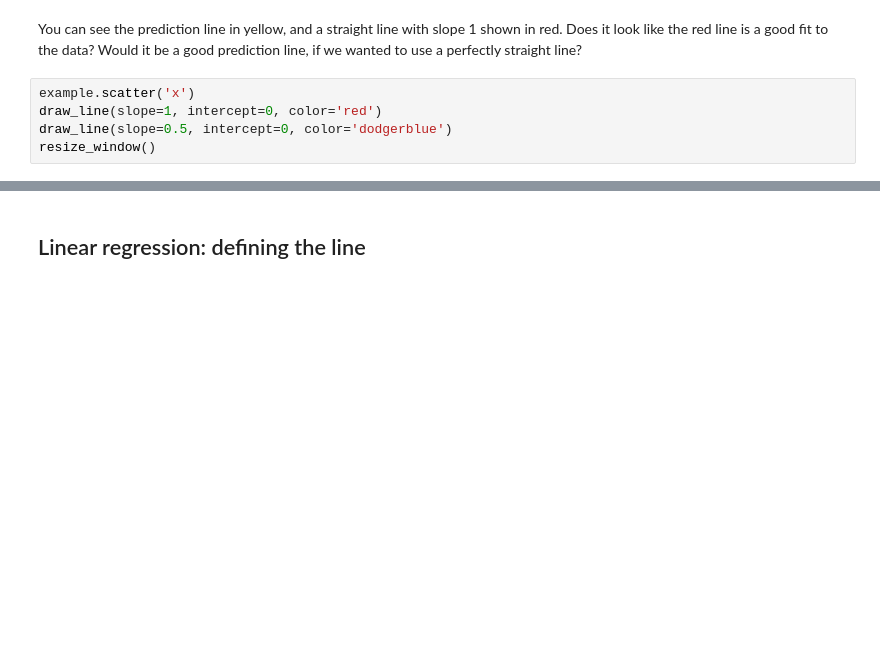
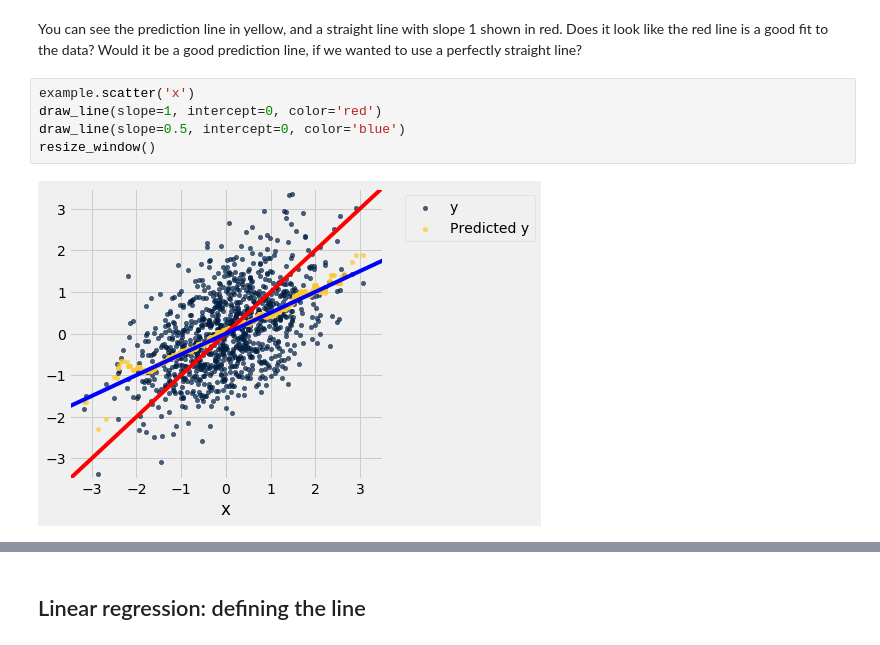
Before and after one commit to Peter-Jantsch/m121-sp21-lecture-demo, a Jupyter notebook: lec25.ipynb, the cells around one changed output, grey strips where cells are left out. Drawn from its saved outputs; the diff is of its cells as text; blank space fills up the shorter version.

```diff
--- a/lec25.ipynb
+++ b/lec25.ipynb
@@ -137,8 +143,10 @@ You can see the prediction line in yellow, and a straight line with slope 1 show
 # %%
 example.scatter('x')
 draw_line(slope=1, intercept=0, color='red')
-draw_line(slope=0.5, intercept=0, color='dodgerblue')
+draw_line(slope=0.5, intercept=0, color='blue')
 resize_window()
+# %% [output]
+[figure, added]
 # %%
 example = r_table(0.7)
 example = example.with_column('Predicted y', example.apply(nn_prediction_example, 'x'))
```
Also changed, not shown: parts of 76 cells of this notebook.
